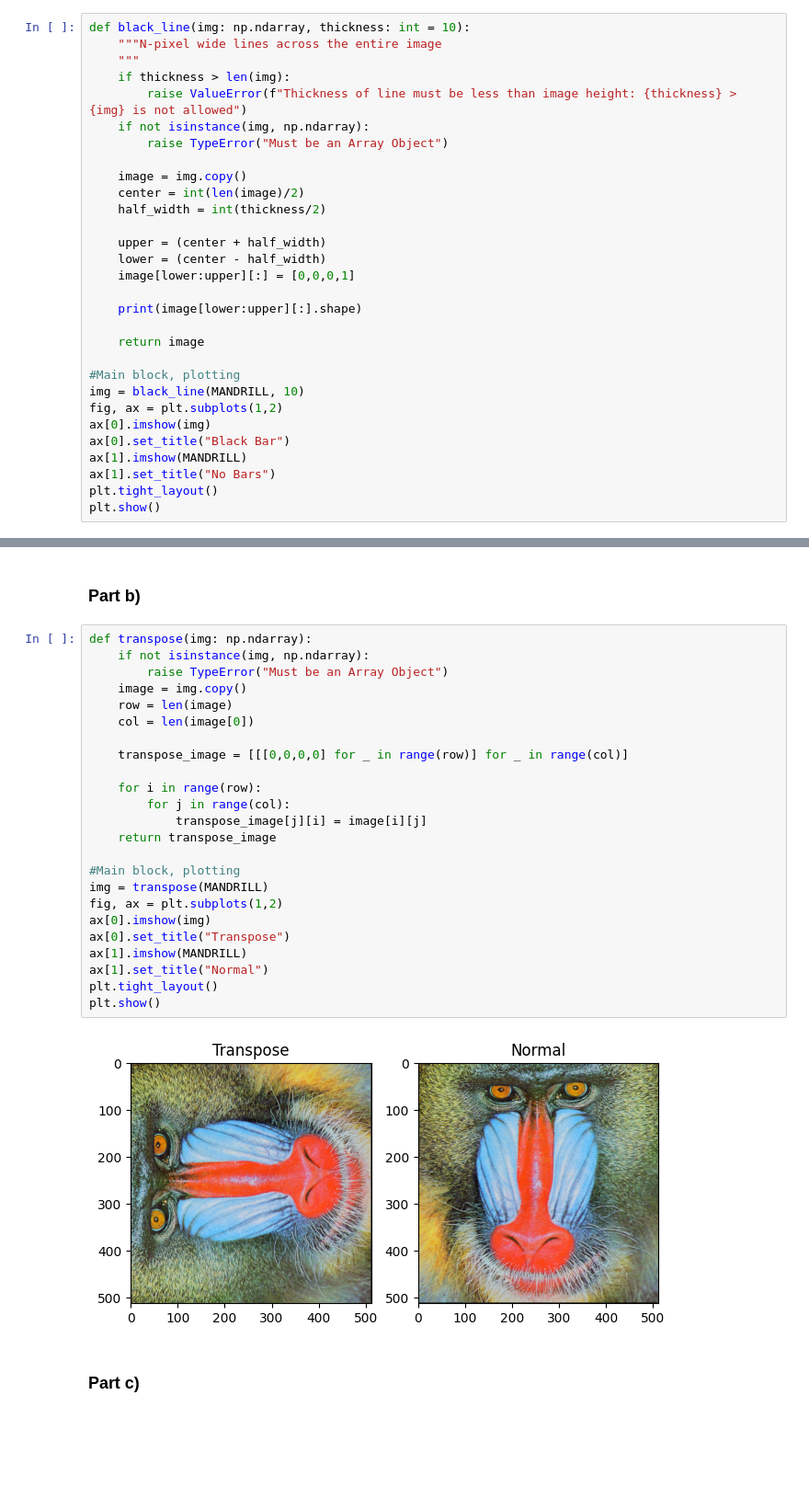
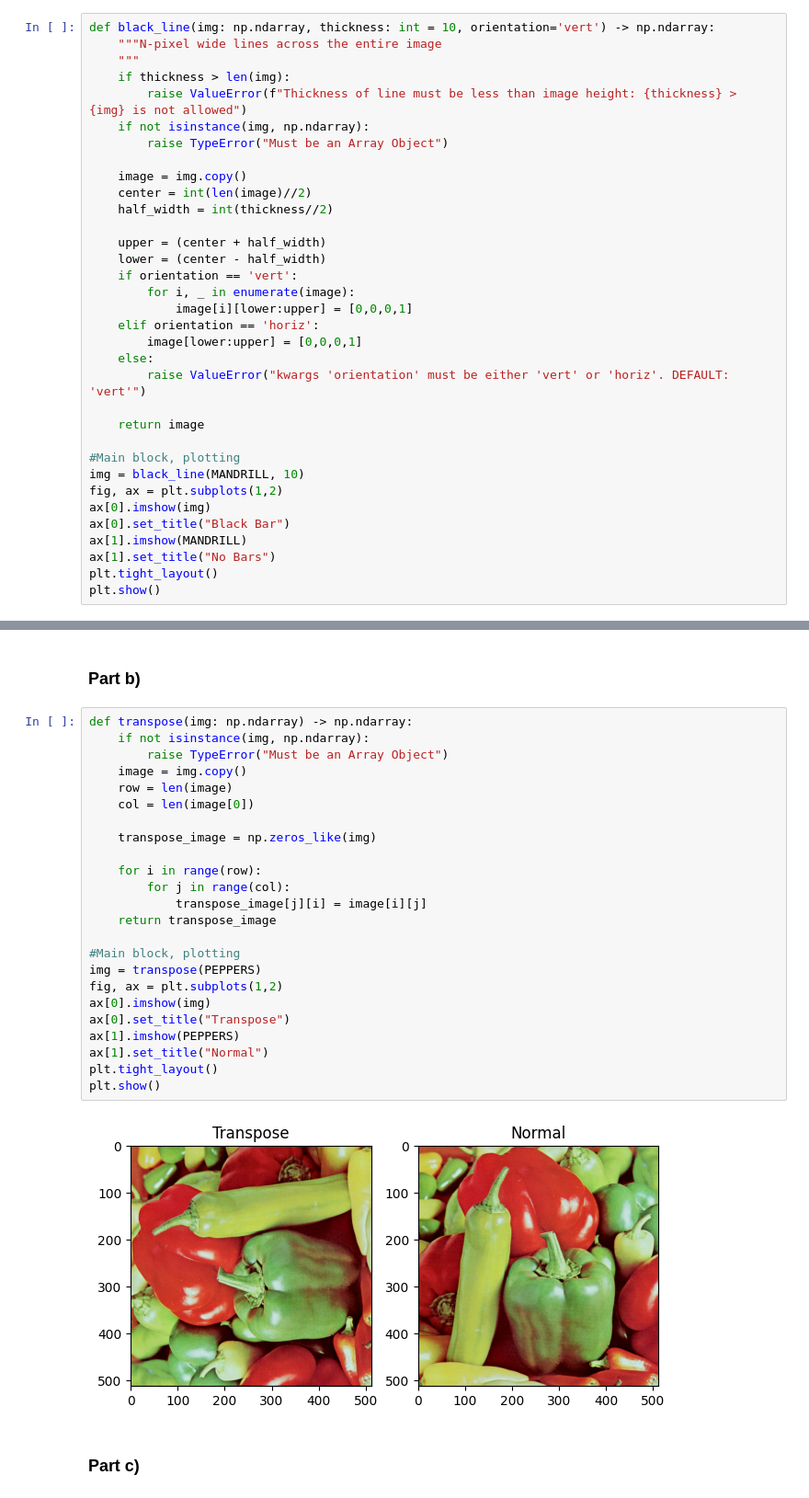
Before and after one commit to SnowyDevo/PHYS481_Assignment_1_2, a Jupyter notebook: Assignment_2/Assignment_2_481.ipynb, the cells around one changed output, grey strips where cells are left out. Shown at 92% size. Drawn from its saved outputs; the diff is of its cells as text; blank space fills up the shorter version.

```diff
--- a/Assignment_2/Assignment_2_481.ipynb
+++ b/Assignment_2/Assignment_2_481.ipynb
@@ -25,7 +32,7 @@ print(type(MANDRILL))
 
 ### Part a)
 # %%
-def black_line(img: np.ndarray, thickness: int = 10):
+def black_line(img: np.ndarray, thickness: int = 10, orientation='vert') -> np.ndarray:
     """N-pixel wide lines across the entire image
     """
     if thickness > len(img):
@@ -34,14 +41,18 @@ def black_line(img: np.ndarray, thickness: int = 10):
         raise TypeError("Must be an Array Object")
 
     image = img.copy()
-    center = int(len(image)/2)
-    half_width = int(thickness/2)
+    center = int(len(image)//2)
+    half_width = int(thickness//2)
 
     upper = (center + half_width)
     lower = (center - half_width)
-    image[lower:upper][:] = [0,0,0,1]
-
-    print(image[lower:upper][:].shape)
+    if orientation == 'vert':
+        for i, _ in enumerate(image):
+            image[i][lower:upper] = [0,0,0,1]
+    elif orientation == 'horiz':
+        image[lower:upper] = [0,0,0,1]
+    else:
+        raise ValueError("kwargs 'orientation' must be either 'vert' or 'horiz'. DEFAULT: 'vert'")
 
     return image
 
@@ -60,31 +70,31 @@ plt.show()
 # %% [markdown]
 ### Part b)
 # %%
-def transpose(img: np.ndarray):
+def transpose(img: np.ndarray) -> np.ndarray:
     if not isinstance(img, np.ndarray):
         raise TypeError("Must be an Array Object")
     image = img.copy()
     row = len(image)
     col = len(image[0])
 
-    transpose_image = [[[0,0,0,0] for _ in range(row)] for _ in range(col)]
+    transpose_image = np.zeros_like(img)
 
     for i in range(row):
         for j in range(col):
             transpose_image[j][i] = image[i][j]
     return transpose_image
 
 #Main block, plotting
-img = transpose(MANDRILL)
+img = transpose(PEPPERS)
 fig, ax = plt.subplots(1,2)
 ax[0].imshow(img)
 ax[0].set_title("Transpose")
-ax[1].imshow(MANDRILL)
+ax[1].imshow(PEPPERS)
 ax[1].set_title("Normal")
 plt.tight_layout()
 plt.show()
 # %% [output]
-[figure, old version]
+[figure, new version]
 # %% [markdown]
 ### Part c)
 # %%
```
Also changed, not shown: parts of 13 cells of this notebook, 1 other file.
